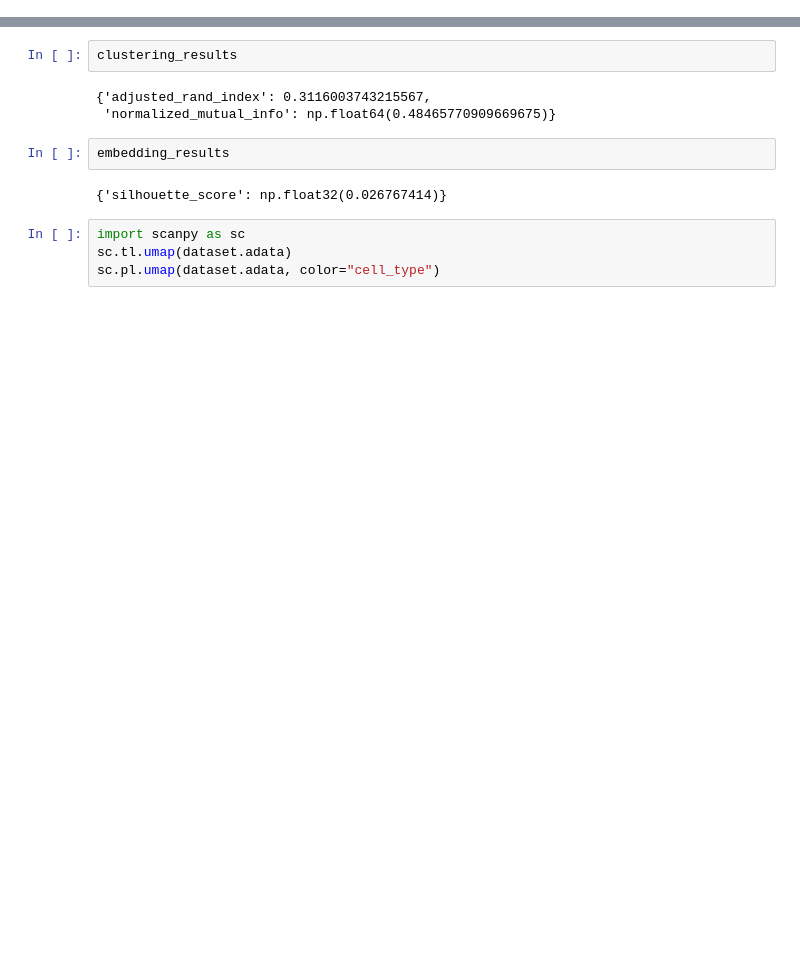
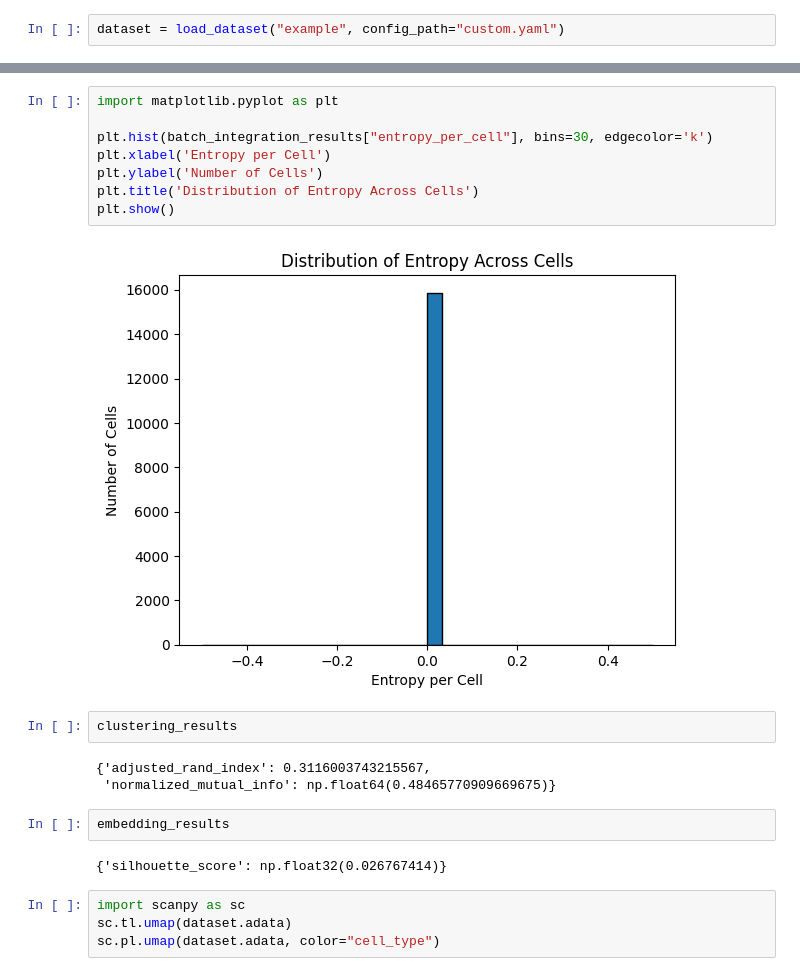
Before and after one commit to chanzuckerberg/cz-benchmarks, a Jupyter notebook: example.ipynb, the cells around one changed output, grey strips where cells are left out. Cells and saved outputs as stored; diff of their text form; blank space fills up the shorter version.

Commit message:
entropy per cell calculated and visualized

```diff
--- a/example.ipynb
+++ b/example.ipynb
@@ -2,0 +5,2 @@ import hnswlib
+# %%
+dataset = load_dataset("example", config_path="custom.yaml")
@@ -34,3 +68,13 @@ ValueError: Buffer has wrong number of dimensions (expected 1, got 2)
+# %%
+import matplotlib.pyplot as plt
+
+plt.hist(batch_integration_results["entropy_per_cell"], bins=30, edgecolor='k')
+plt.xlabel('Entropy per Cell')
+plt.ylabel('Number of Cells')
+plt.title('Distribution of Entropy Across Cells')
+plt.show()
+# %% [output]
+[figure, added]
 # %%
 clustering_results
 # %% [output]
```
Also changed, not shown: parts of 8 cells of this notebook, 3 other files.
